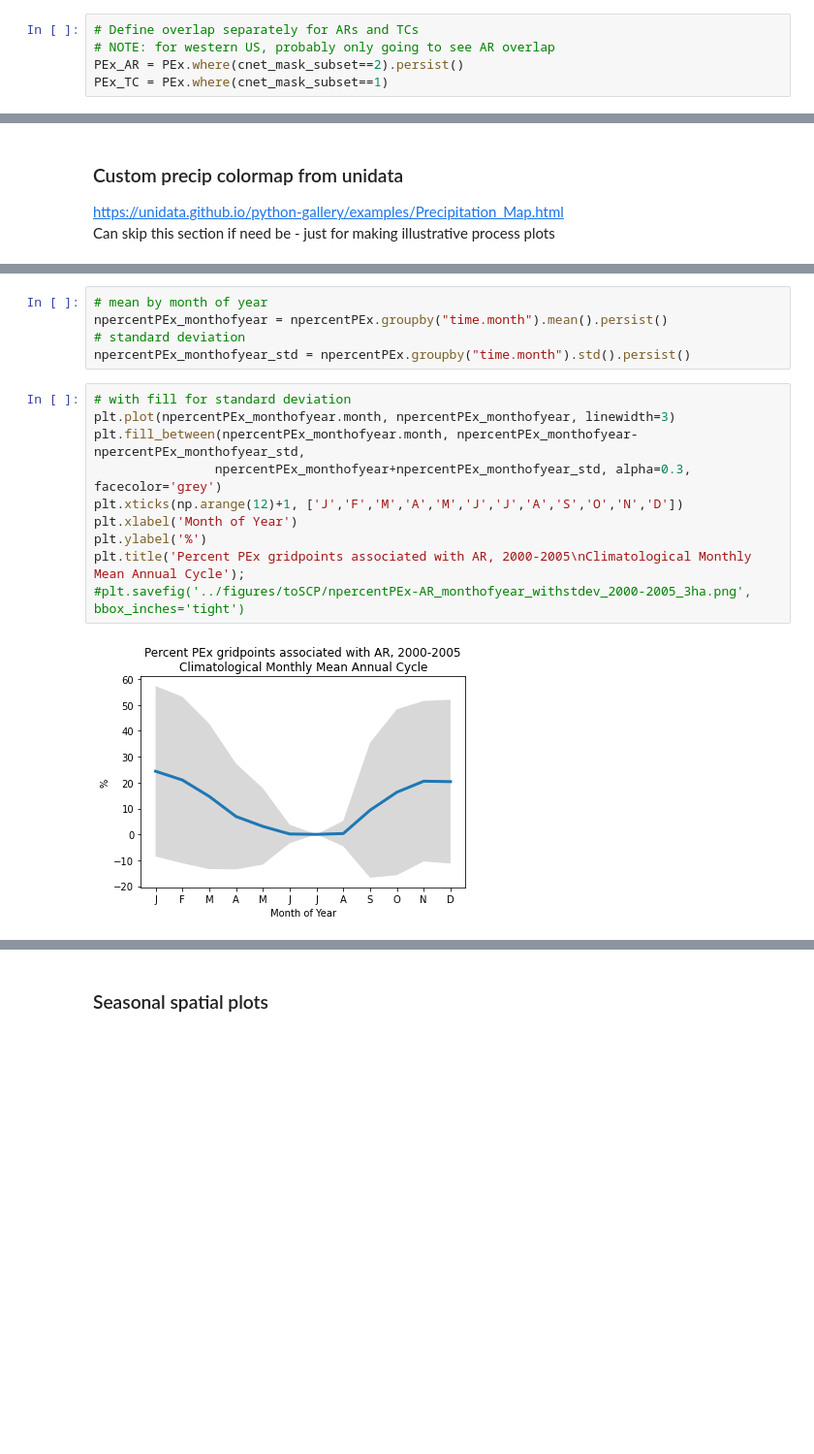
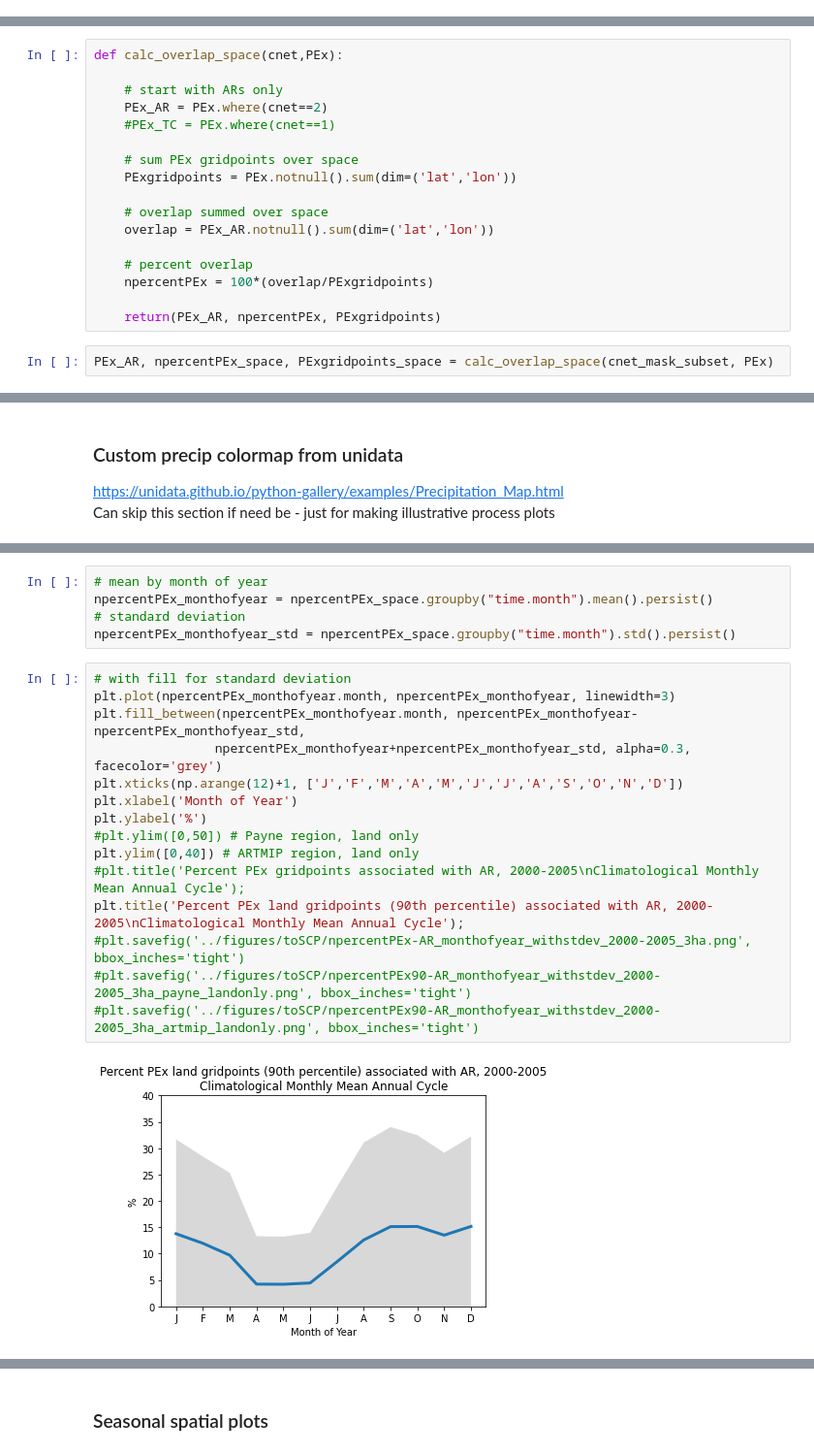
Before and after one commit to katiedagon/ML-extremes, a Jupyter notebook: notebooks/ClimateNet_PEx.ipynb, the cells around one changed output, grey strips where cells are left out. Shown at 97% size. Cells and saved outputs as stored; diff of their text form; blank space fills up the shorter version.

```diff
--- a/notebooks/ClimateNet_PEx.ipynb
+++ b/notebooks/ClimateNet_PEx.ipynb
@@ -394,5 +543,0 @@ Note for processing global files: Running out of memory for these steps (even wi
-# %%
-# Define overlap separately for ARs and TCs
-# NOTE: for western US, probably only going to see AR overlap
-PEx_AR = PEx.where(cnet_mask_subset==2).persist()
-PEx_TC = PEx.where(cnet_mask_subset==1)
@@ -408,0 +547,19 @@ PEx_TC.isel(time=0).plot()
+# %%
+def calc_overlap_space(cnet,PEx):
+
+    # start with ARs only
+    PEx_AR = PEx.where(cnet==2)
+    #PEx_TC = PEx.where(cnet==1)
+
+    # sum PEx gridpoints over space
+    PExgridpoints = PEx.notnull().sum(dim=('lat','lon'))
+
+    # overlap summed over space
+    overlap = PEx_AR.notnull().sum(dim=('lat','lon'))
+
+    # percent overlap
+    npercentPEx = 100*(overlap/PExgridpoints)
+
+    return(PEx_AR, npercentPEx, PExgridpoints)
+# %%
+PEx_AR, npercentPEx_space, PExgridpoints_space = calc_overlap_space(cnet_mask_subset, PEx)
@@ -674,19 +933,24 @@ plt.title('Percent PEx gridpoints associated with AR');
 # %%
 # mean by month of year
-npercentPEx_monthofyear = npercentPEx.groupby("time.month").mean().persist()
+npercentPEx_monthofyear = npercentPEx_space.groupby("time.month").mean().persist()
 # standard deviation
-npercentPEx_monthofyear_std = npercentPEx.groupby("time.month").std().persist()
+npercentPEx_monthofyear_std = npercentPEx_space.groupby("time.month").std().persist()
 # %%
 # with fill for standard deviation
 plt.plot(npercentPEx_monthofyear.month, npercentPEx_monthofyear, linewidth=3)
 plt.fill_between(npercentPEx_monthofyear.month, npercentPEx_monthofyear-npercentPEx_monthofyear_std,
                 npercentPEx_monthofyear+npercentPEx_monthofyear_std, alpha=0.3, facecolor='grey')
 plt.xticks(np.arange(12)+1, ['J','F','M','A','M','J','J','A','S','O','N','D'])
 plt.xlabel('Month of Year')
 plt.ylabel('%')
-plt.title('Percent PEx gridpoints associated with AR, 2000-2005\nClimatological Monthly Mean Annual Cycle');
+#plt.ylim([0,50]) # Payne region, land only
+plt.ylim([0,40]) # ARTMIP region, land only
+#plt.title('Percent PEx gridpoints associated with AR, 2000-2005\nClimatological Monthly Mean Annual Cycle');
+plt.title('Percent PEx land gridpoints (90th percentile) associated with AR, 2000-2005\nClimatological Monthly Mean Annual Cycle');
 #plt.savefig('../figures/toSCP/npercentPEx-AR_monthofyear_withstdev_2000-2005_3ha.png', bbox_inches='tight')
+#plt.savefig('../figures/toSCP/npercentPEx90-AR_monthofyear_withstdev_2000-2005_3ha_payne_landonly.png', bbox_inches='tight')
+#plt.savefig('../figures/toSCP/npercentPEx90-AR_monthofyear_withstdev_2000-2005_3ha_artmip_landonly.png', bbox_inches='tight')
 # %% [output]
-[figure, old version]
+[figure, new version]
 # %%
 # mean by time of day
```
Also changed, not shown: parts of 111 cells of this notebook, 5 other files.
